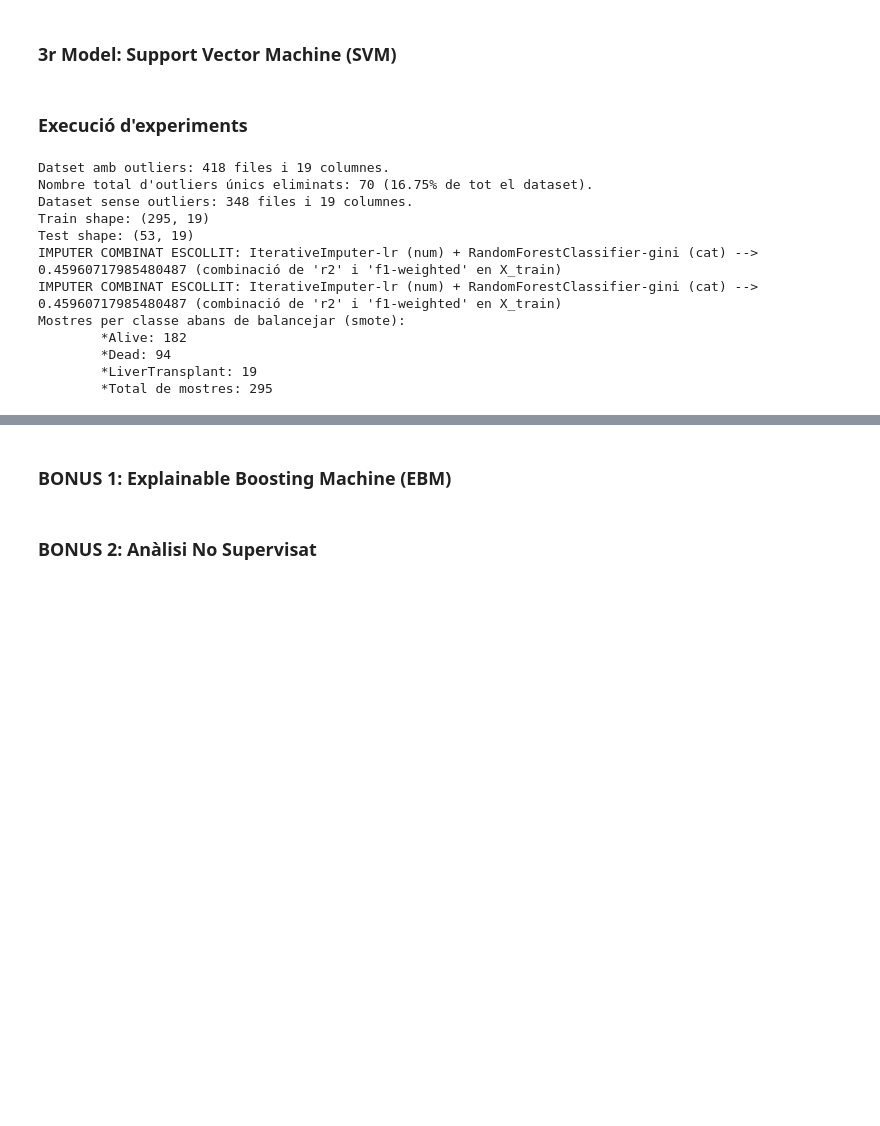
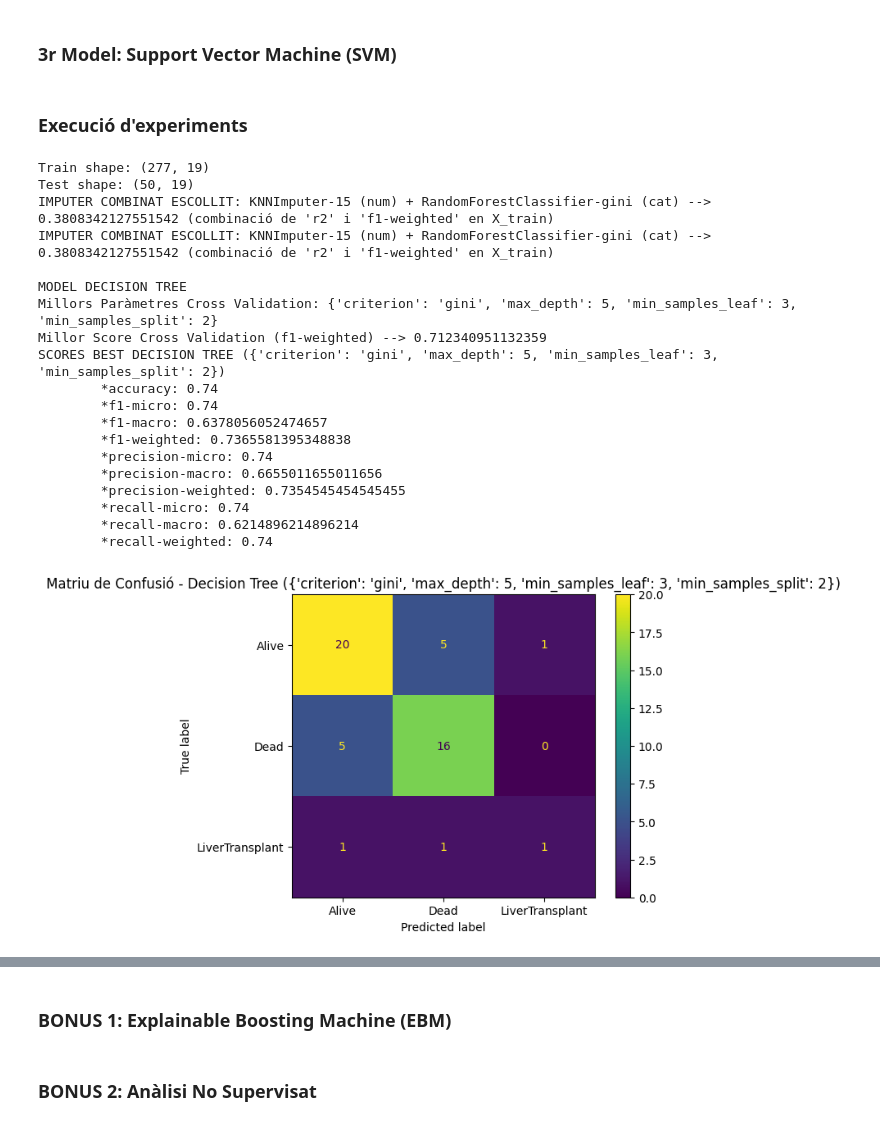
Before and after one commit to caiselvas/survival-prediction-cirrhosis, a Jupyter notebook: src/main.ipynb, the cells around one changed output, grey strips where cells are left out. Drawn from its saved outputs; the diff is of its cells as text; code cells hidden in the pictures; blank space fills up the shorter version.

Commit message:
bones millores

```diff
--- a/src/main.ipynb
+++ b/src/main.ipynb
@@ -94,7 +94,7 @@ def initial_preprocessing(data: pd.DataFrame, save_to_csv: bool = True):
 
 	return data
 
-#data = initial_preprocessing(data=data, save_to_csv=True)
+data = initial_preprocessing(data=data, save_to_csv=True)
 # %%
 data.head(-10)
 # %%
@@ -634,7 +661,8 @@ def impute_data(data: pd.DataFrame, \
 				random_state: int = 42, \
 				folds_cross_val: int = 5, \
 				num_metric = 'r2', \
-				cat_metric = 'accuracy'):
+				cat_metric = 'f1-weighted', \
+				hide_messages: bool = False):
 	"""
 	Imputa els valors NaN del dataset.
 	"""
@@ -654,10 +682,10 @@ def impute_data(data: pd.DataFrame, \
             'KNNImputer-3': KNNImputer(n_neighbors=3),
             'KNNImputer-5': KNNImputer(n_neighbors=5),
             'KNNImputer-10': KNNImputer(n_neighbors=10),
-            'KNNImputer-15': KNNImputer(n_neighbors=11),
-            'KNNImputer-20': KNNImputer(n_neighbors=12),
-            'KNNImputer-25': KNNImputer(n_neighbors=13),
-            'KNNImputer-50': KNNImputer(n_neighbors=14),
+            'KNNImputer-15': KNNImputer(n_neighbors=15),
+            'KNNImputer-20': KNNImputer(n_neighbors=20),
+            'KNNImputer-25': KNNImputer(n_neighbors=25),
+            'KNNImputer-50': KNNImputer(n_neighbors=50),
             'SimpleImputer-mean': SimpleImputer(strategy='mean'),
             'IterativeImputer-lr': IterativeImputer(estimator=LinearRegression(fit_intercept=True), random_state=random_state),
         },
@@ -699,17 +727,20 @@ def impute_data(data: pd.DataFrame, \
 		if numerical_imputer == 'best' and categorical_imputer == 'best':
 			numerical_imputer = best_imputers_dict['numerical']['imputer']
 			categorical_imputer = best_imputers_dict['categorical']['imputer']
-			print(f"IMPUTER COMBINAT ESCOLLIT: {best_imputers_dict['combined']['name']} --> {best_imputers_dict['combined']['score']} (combinació de \'{num_metric}\' i \'{cat_metric}\' en X_train)")
+			if not hide_messages:
+				print(f"IMPUTER COMBINAT ESCOLLIT: {best_imputers_dict['combined']['name']} --> {best_imputers_dict['combined']['score']} (combinació de \'{num_metric}\' i \'{cat_metric}\' en X_train)")
 		else:
 			if numerical_imputer == 'best':
 				numerical_imputer = best_imputers_dict['numerical']['imputer']
-				print(f"IMPUTER NUMÈRIC ESCOLLIT: {best_imputers_dict['numerical']['name']} --> {best_imputers_dict['numerical']['score']} (\'{num_metric}\' en X_train)")
+				if not hide_messages:
+					print(f"IMPUTER NUMÈRIC ESCOLLIT: {best_imputers_dict['numerical']['name']} --> {best_imputers_dict['numerical']['score']} (\'{num_metric}\' en X_train)")
 			else:
 				numerical_imputer = imputers['numerical'][numerical_imputer]
 
 			if categorical_imputer == 'best':
 				categorical_imputer = best_imputers_dict['categorical']['imputer']
-				print(f"IMPUTER CATEGÒRIC ESCOLLIT: {best_imputers_dict['categorical']['name']} --> {best_imputers_dict['categorical']['score']} (\'{cat_metric}\' en X_train)")
+				if not hide_messages:
+					print(f"IMPUTER CATEGÒRIC ESCOLLIT: {best_imputers_dict['categorical']['name']} --> {best_imputers_dict['categorical']['score']} (\'{cat_metric}\' en X_train)")
 			else:
 				categorical_imputer = imputers['categorical'][categorical_imputer]
 
@@ -1307,49 +1360,66 @@ X_train_df = impute_data(data=X_train_df, X_train=X_train_df, random_state=42)
 X_train_df.to_csv('../assets/data/abans_encode_1.csv', index=False)
 assert not X_train_df.isna().any().any(), "ABANS ENCODE 1"
 X_train_df, oe_mapping = encode_variables(data=X_train_df, save_to_csv=False)
 X_train_df.to_csv('../assets/data/despres_encode_1.csv', index=False)
 assert not X_train_df.isna().any().any(), "DESPRES ENCODE 1"
 X_train_df = decode_variables(data=X_test_df, oe_mapping=oe_mapping)
 X_train_df.to_csv('../assets/data/despres_decode_1.csv', index=False)
 assert not X_train_df.isna().any().any(), "DESPRES DECODE 1"
 X_train_df, oe_mapping = encode_variables(data=X_train_df, save_to_csv=False)
 assert not X_train_df.isna().any().any(), "DESPRES ENCODE 2"
 X_test_df = decode_variables(data=X_test_df, oe_mapping=oe_mapping)
 assert not X_train_df.isna().any().any(), "DESPRES DECODE 2"
 
 X_train_df, y_train_df = balance_target_classes(X_data=X_train_df, y_data=y_train_df, method='smote', random_state=42)
 assert not X_train_df.isna().any().any(), "DESPRES BALANCEIG"
 """
 run_experiment(
+	hide_all_messages=False,
 	random_state=42,
-	remove_outliers=True,
+	remove_outliers=False,
 	outliers_factor=3,
-	remove_last_rows=False,
+	remove_last_rows=True,
 	test_size=0.15,
 	scaler='minmax',
 	imputer_cross_val_folds=5,
 	imputer_num_metric='r2',
 	imputer_cat_metric='f1-weighted',
-	encode=True,
-	balancer='smote',
-	predictor='knn',
+	encode=False,
+	balancer='',
+	predictor='dt',
 	knn_params={'k_list': [1, 2, 3, 5, 10, 15, 20, 25, 50], \
 				'scorer_cross_val': 'f1-weighted', \
 				'folds_cross_val': 5, \
-				'encode': True, \
 				'plot_confusion_matrix': True, \
-				'print_scores': True}
+				'print_scores': True},
+	dt_params={'criterion_list': ['entropy', 'gini'], \
+				'max_depth_list': [None, 2, 3, 5, 10, 20, 50], \
+				'min_samples_split_list': [2, 3, 5, 10, 20, 50], \
+				'min_samples_leaf_list': [1, 2, 3, 5, 10, 20, 50], \
+				'random_state': 42, \
+				'folds_cross_val': 5, \
+				'scorer_cross_val': 'f1-weighted', \
+				'plot_confusion_matrix': True, \
+				'print_scores': True},
 )
 # %% [output]
-Datset amb outliers: 418 files i 19 columnes.
-Nombre total d'outliers únics eliminats: 70 (16.75% de tot el dataset).
-Dataset sense outliers: 348 files i 19 columnes.
-Train shape: (295, 19)
-Test shape: (53, 19)
-IMPUTER COMBINAT ESCOLLIT: IterativeImputer-lr (num) + RandomForestClassifier-gini (cat) --> 0.45960717985480487 (combinació de 'r2' i 'f1-weighted' en X_train)
-IMPUTER COMBINAT ESCOLLIT: IterativeImputer-lr (num) + RandomForestClassifier-gini (cat) --> 0.45960717985480487 (combinació de 'r2' i 'f1-weighted' en X_train)
-Mostres per classe abans de balancejar (smote):
-        *Alive: 182
-        *Dead: 94
-        *LiverTransplant: 19
-        *Total de mostres: 295
+Train shape: (277, 19)
+Test shape: (50, 19)
+IMPUTER COMBINAT ESCOLLIT: KNNImputer-15 (num) + RandomForestClassifier-gini (cat) --> 0.3808342127551542 (combinació de 'r2' i 'f1-weighted' en X_train)
+IMPUTER COMBINAT ESCOLLIT: KNNImputer-15 (num) + RandomForestClassifier-gini (cat) --> 0.3808342127551542 (combinació de 'r2' i 'f1-weighted' en X_train)
+
+MODEL DECISION TREE
+Millors Paràmetres Cross Validation: {'criterion': 'gini', 'max_depth': 5, 'min_samples_leaf': 3, 'min_samples_split': 2}
+Millor Score Cross Validation (f1-weighted) --> 0.712340951132359
+SCORES BEST DECISION TREE ({'criterion': 'gini', 'max_depth': 5, 'min_samples_leaf': 3, 'min_samples_split': 2})
+        *accuracy: 0.74
+        *f1-micro: 0.74
+        *f1-macro: 0.6378056052474657
+        *f1-weighted: 0.7365581395348838
+        *precision-micro: 0.74
+        *precision-macro: 0.6655011655011656
+        *precision-weighted: 0.7354545454545455
+        *recall-micro: 0.74
+        *recall-macro: 0.6214896214896214
+        *recall-weighted: 0.74
+[figure, added]
```
Also changed, not shown: parts of 17 cells of this notebook, 27 other files.
